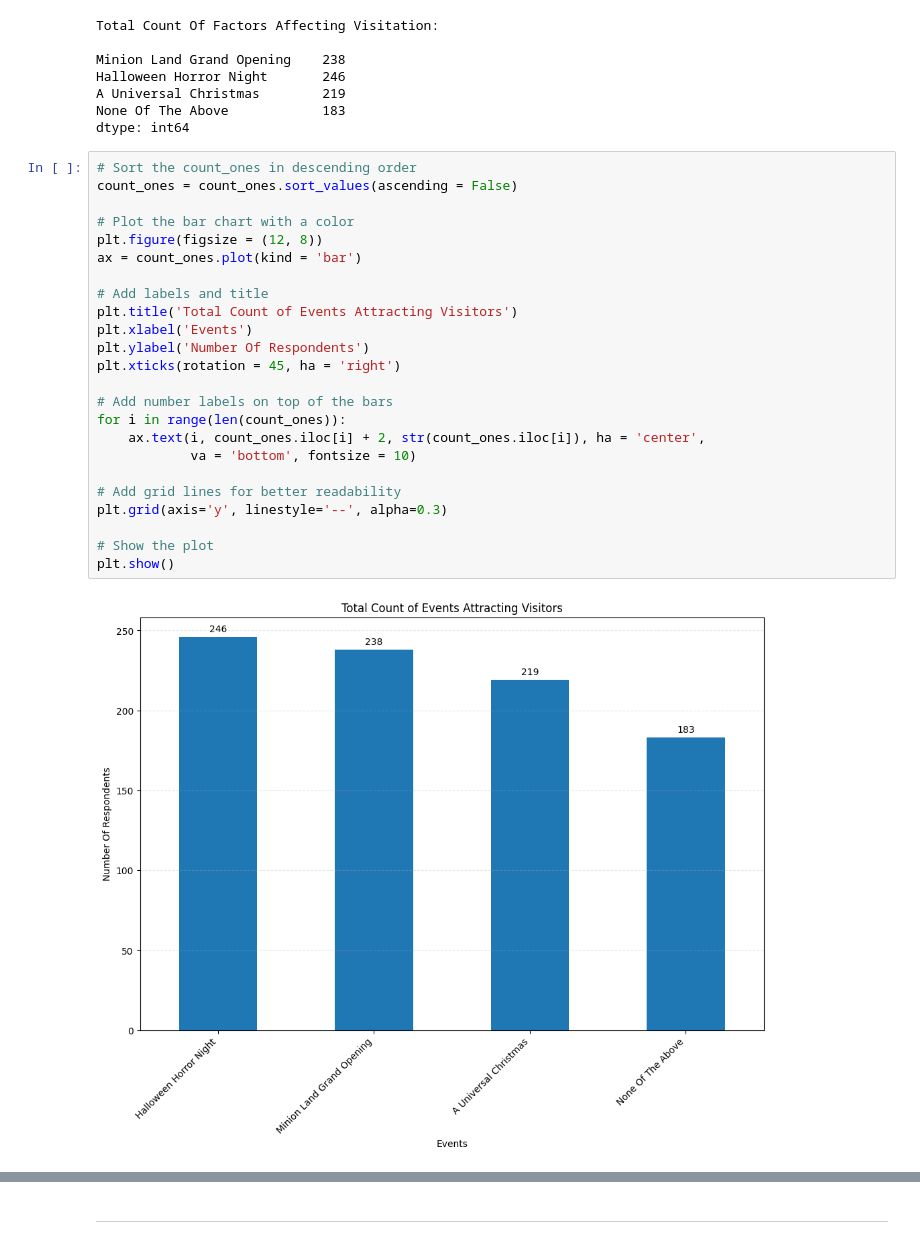
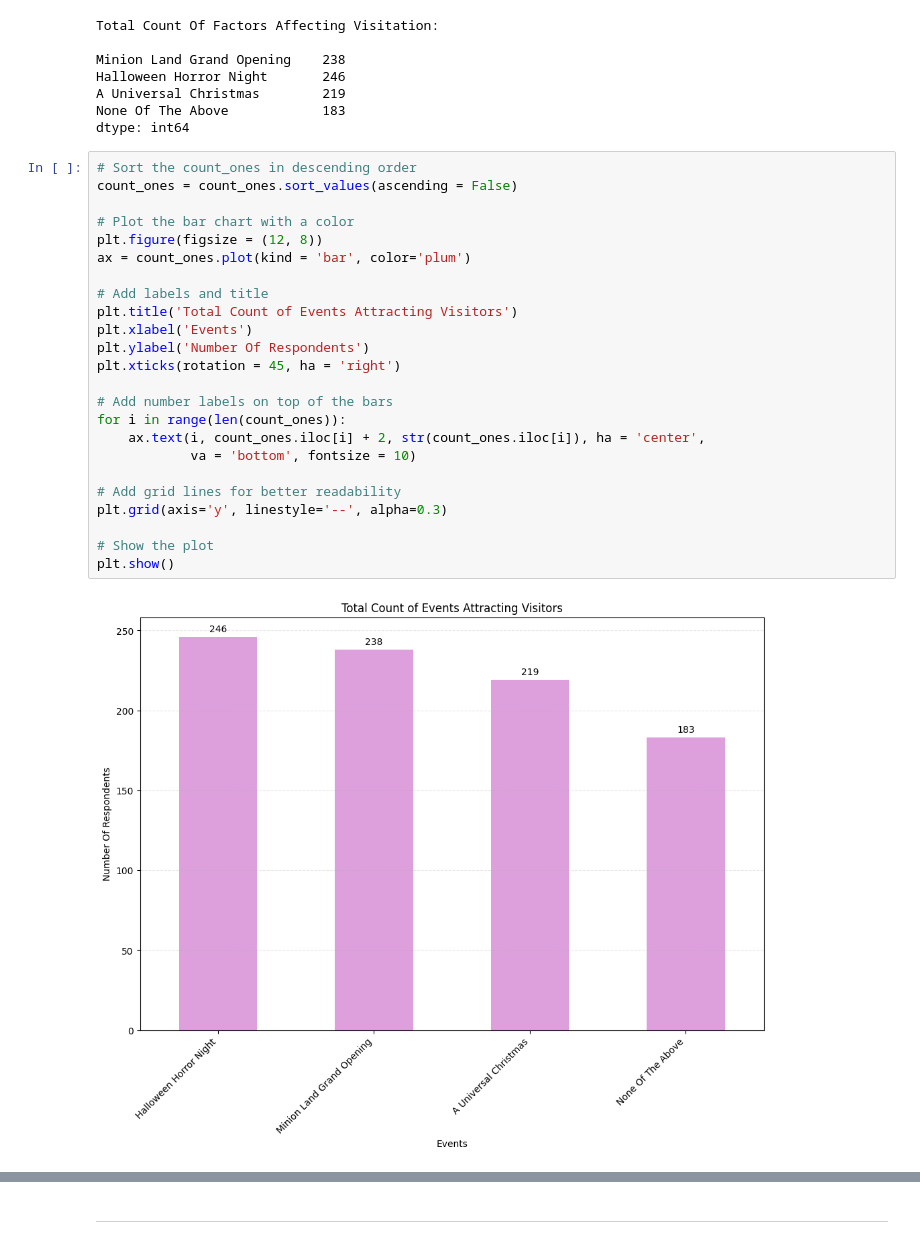
Before and after one commit to tadamaen/DSA3101-Group-Project-Group-3, a Jupyter notebook: Subgroup A Python Codes/Subgroup A Question 4 Google Colab.ipynb, the cells around one changed output, grey strips where cells are left out. Drawn from its saved outputs; the diff is of its cells as text.

```diff
--- a/Subgroup A Python Codes/Subgroup A Question 4 Google Colab.ipynb
+++ b/Subgroup A Python Codes/Subgroup A Question 4 Google Colab.ipynb
@@ -1052,29 +1052,29 @@ dtype: int64
 # %%
 # Sort the count_ones in descending order
 count_ones = count_ones.sort_values(ascending = False)
 
 # Plot the bar chart with a color
 plt.figure(figsize = (12, 8))
-ax = count_ones.plot(kind = 'bar')
+ax = count_ones.plot(kind = 'bar', color='plum')
 
 # Add labels and title
 plt.title('Total Count of Events Attracting Visitors')
 plt.xlabel('Events')
 plt.ylabel('Number Of Respondents')
 plt.xticks(rotation = 45, ha = 'right')
 
 # Add number labels on top of the bars
 for i in range(len(count_ones)):
     ax.text(i, count_ones.iloc[i] + 2, str(count_ones.iloc[i]), ha = 'center',
             va = 'bottom', fontsize = 10)
 
 # Add grid lines for better readability
 plt.grid(axis='y', linestyle='--', alpha=0.3)
 
 # Show the plot
 plt.show()
 # %% [output]
-[figure, old version]
+[figure, new version]
 # %% [markdown]
 Key Observations And Insights:
 
```
Also changed, not shown: parts of 13 cells of this notebook.
